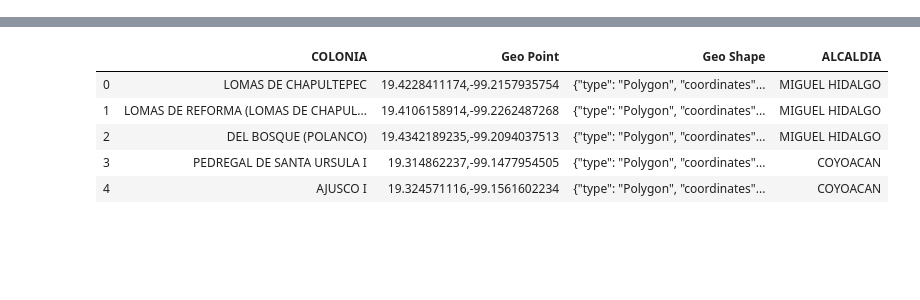
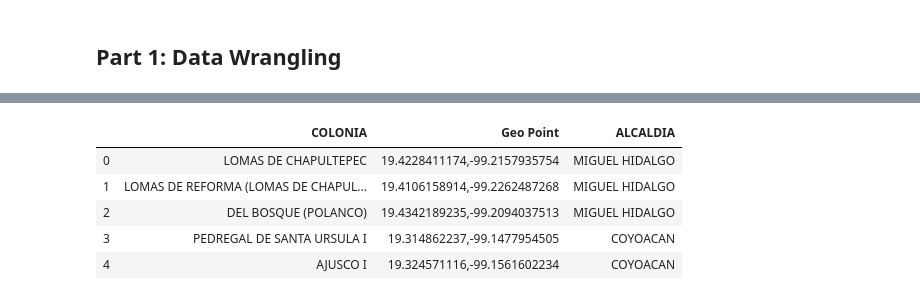
Before and after one commit to AlecGarBarba/Recommender_RS_CDMX, a Jupyter notebook: recommender.ipynb, the cells around one changed output, grey strips where cells are left out. Saved outputs shown, nothing was run; the diff lists cells and outputs as text; code cells hidden in the pictures; blank space fills up the shorter version.

```diff
--- a/recommender.ipynb
+++ b/recommender.ipynb
@@ -10,0 +11,2 @@ import matplotlib.pyplot as plt
+# %% [markdown]
+## __Part 1: Data Wrangling__
@@ -19,12 +53,12 @@ col.head()
 | 3 | PEDREGAL DE SANTA URSULA I | 9.0 | 19.314862237,-99.1477954505 | {"type": "Polygon", "coordinates"... | 3 | COYOACAN | 03-135 | 433, 500, 431, 513, 501 | 424, 425, 426, 430, 499 |
 | 4 | AJUSCO I | 9.0 | 19.324571116,-99.1561602234 | {"type": "Polygon", "coordinates"... | 3 | COYOACAN | 03-128 | 376, 377, 378, 379, 404, 493, 498 | 374 |
 # %%
-col.drop(columns = ['ENTIDAD','CVE_COL', 'SECC_COM', 'SECC_PAR', 'CVE_ALC'], inplace = True)
+col.drop(columns = ['ENTIDAD','CVE_COL', 'SECC_COM', 'SECC_PAR', 'CVE_ALC', 'Geo Shape'], inplace = True)
 col.head()
 # %% [output]
-|  | COLONIA | Geo Point | Geo Shape | ALCALDIA |
-| 0 | LOMAS DE CHAPULTEPEC | 19.4228411174,-99.2157935754 | {"type": "Polygon", "coordinates"... | MIGUEL HIDALGO |
-| 1 | LOMAS DE REFORMA (LOMAS DE CHAPUL... | 19.4106158914,-99.2262487268 | {"type": "Polygon", "coordinates"... | MIGUEL HIDALGO |
-| 2 | DEL BOSQUE (POLANCO) | 19.4342189235,-99.2094037513 | {"type": "Polygon", "coordinates"... | MIGUEL HIDALGO |
-| 3 | PEDREGAL DE SANTA URSULA I | 19.314862237,-99.1477954505 | {"type": "Polygon", "coordinates"... | COYOACAN |
-| 4 | AJUSCO I | 19.324571116,-99.1561602234 | {"type": "Polygon", "coordinates"... | COYOACAN |
+|  | COLONIA | Geo Point | ALCALDIA |
+| 0 | LOMAS DE CHAPULTEPEC | 19.4228411174,-99.2157935754 | MIGUEL HIDALGO |
+| 1 | LOMAS DE REFORMA (LOMAS DE CHAPUL... | 19.4106158914,-99.2262487268 | MIGUEL HIDALGO |
+| 2 | DEL BOSQUE (POLANCO) | 19.4342189235,-99.2094037513 | MIGUEL HIDALGO |
+| 3 | PEDREGAL DE SANTA URSULA I | 19.314862237,-99.1477954505 | COYOACAN |
+| 4 | AJUSCO I | 19.324571116,-99.1561602234 | COYOACAN |
```
Also changed, not shown: parts of 83 cells of this notebook, 2 other files.
